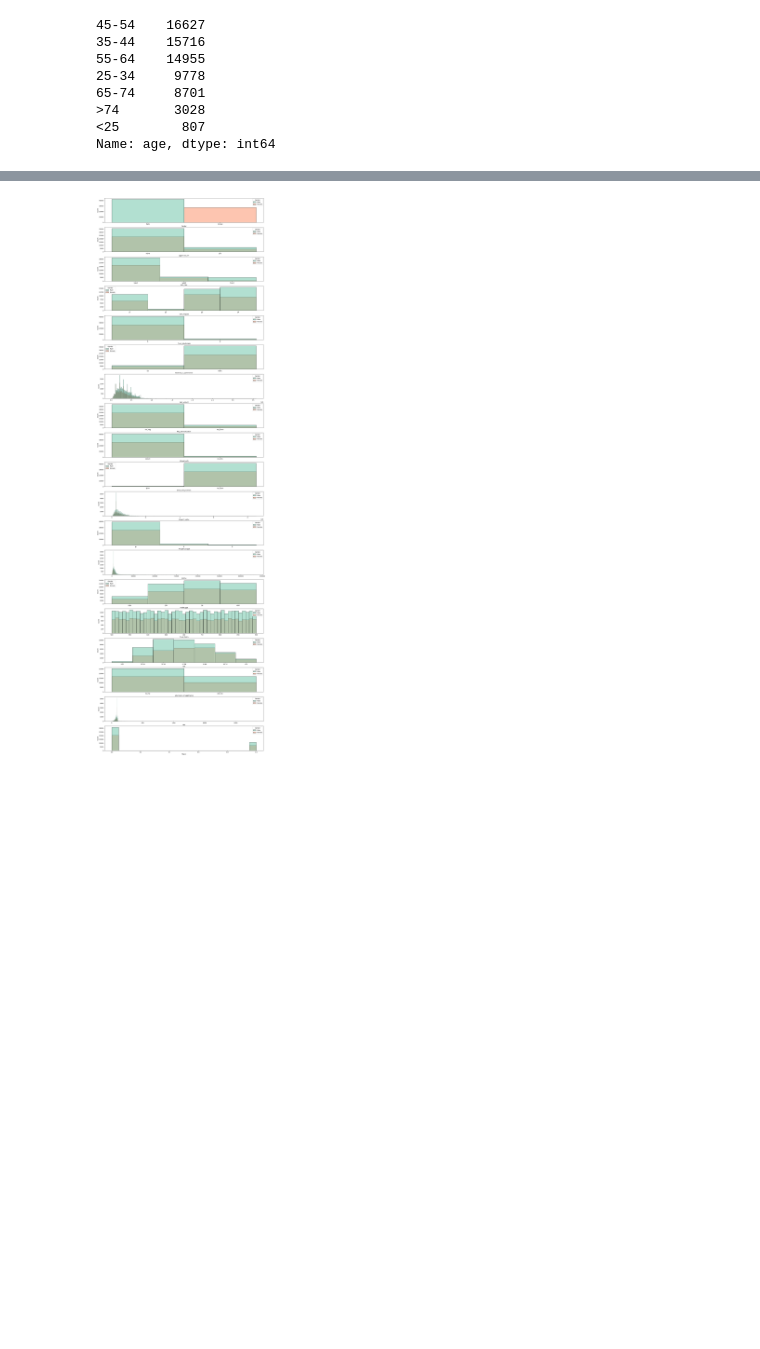
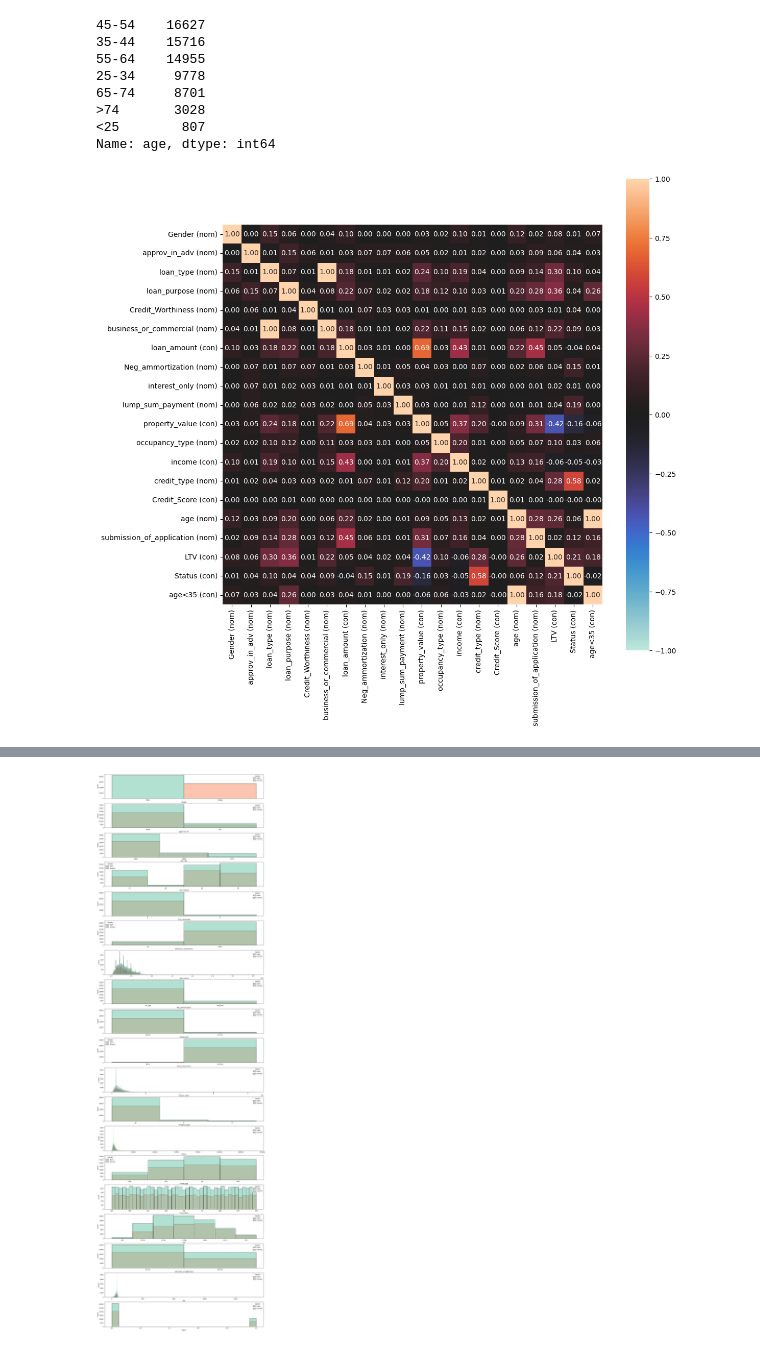
Before and after one commit to sebastianrohr/afae_assignment_2, a Jupyter notebook: exam/exam.ipynb, the cells around one changed output, grey strips where cells are left out. Cells and saved outputs as stored; diff of their text form; code cells hidden in the pictures; blank space fills up the shorter version.

```diff
--- a/exam/exam.ipynb
+++ b/exam/exam.ipynb
@@ -548,3 +553,11 @@ df_loans.age.value_counts()
 >74       3028
 <25        807
 Name: age, dtype: int64
+# %%
+# combine age <54 and age >54 into one column
+df_loans['age<35'] = df_loans['age'].isin(["25-34", "<25"]).astype(int)
+# %%
+dython.nominal.associations(
+    df_loans, nominal_columns=cat_cols, mark_columns=True, figsize=(12, 12));
+# %% [output]
+[figure, added]
```
Also changed, not shown: parts of 8 cells of this notebook.
